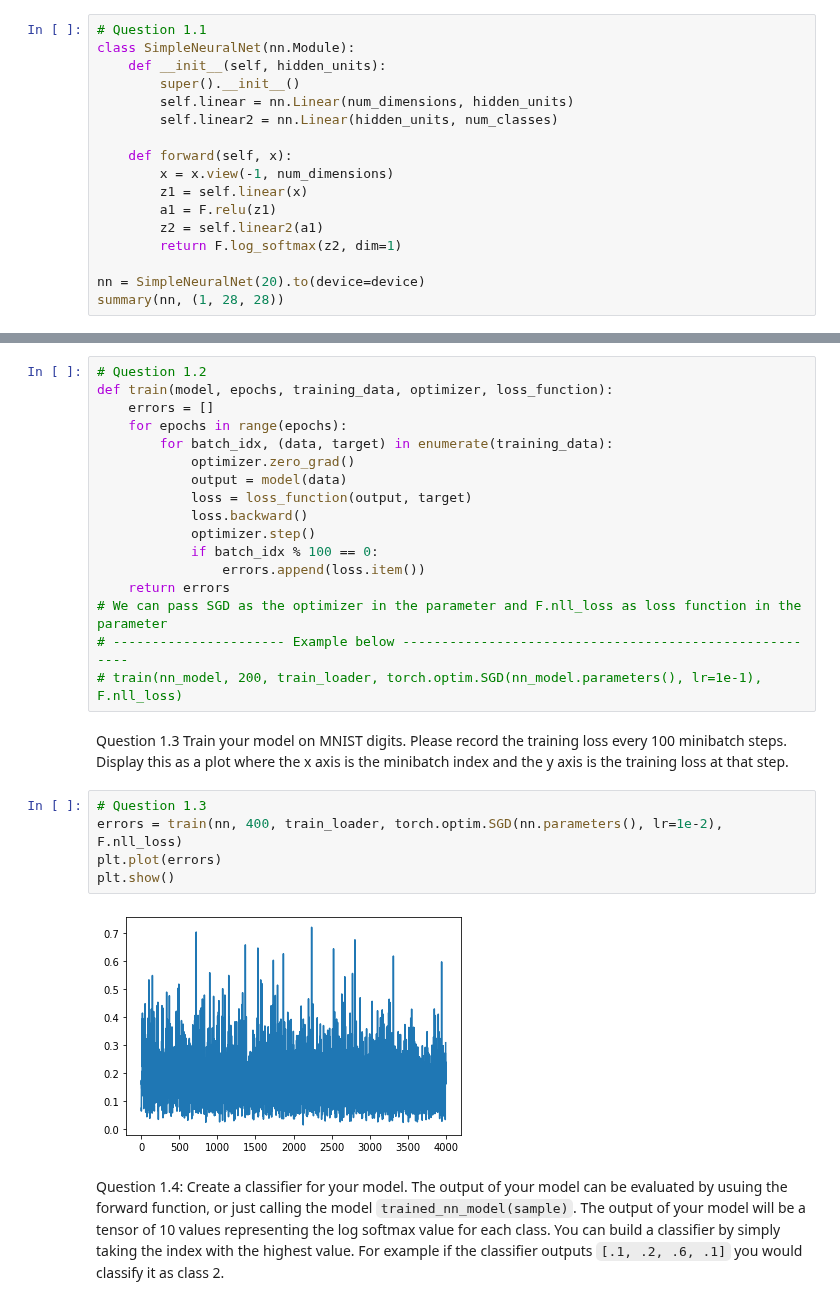
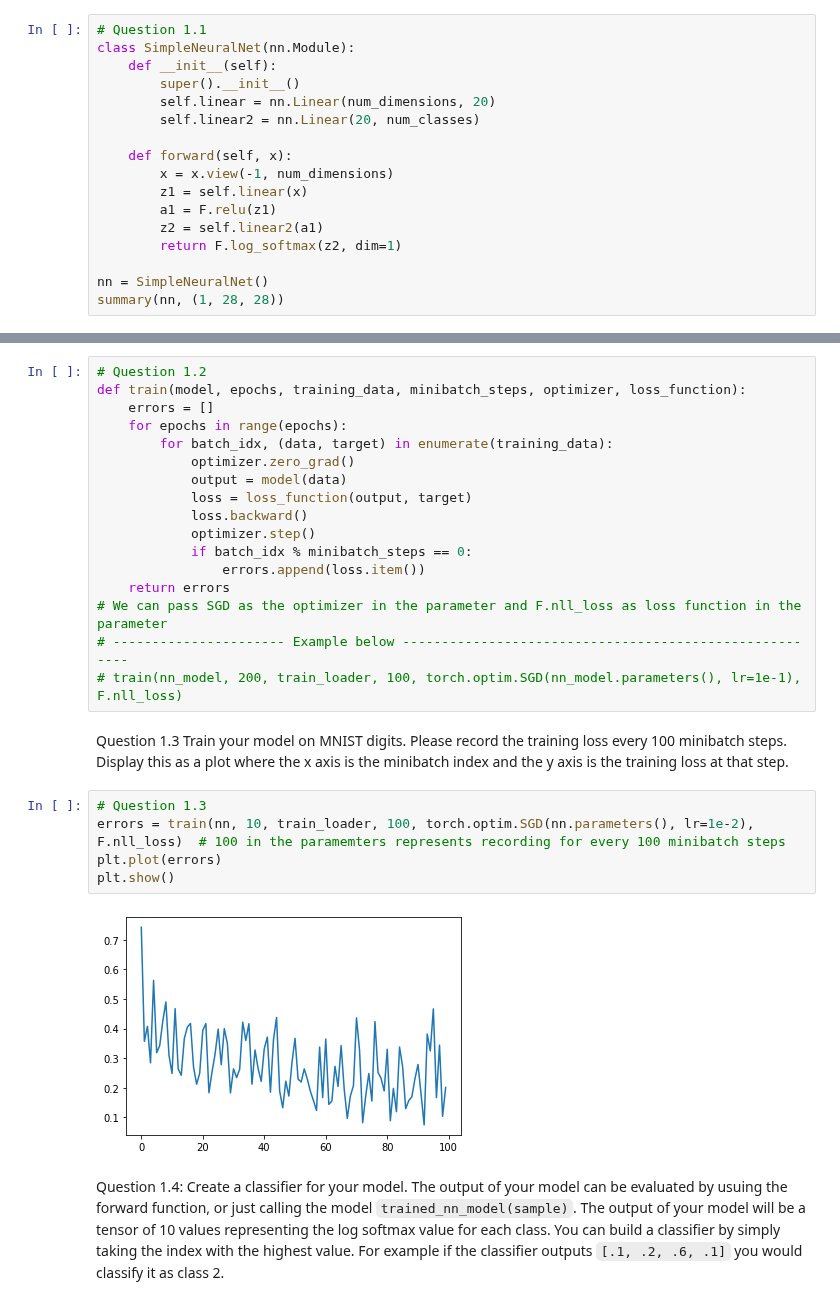
Before and after one commit to Azwadd/CS_59866, a Jupyter notebook: Homeworks/Homework 4/HW04.ipynb, the cells around one changed output, grey strips where cells are left out. Saved outputs shown, nothing was run; the diff lists cells and outputs as text.

````diff
--- a/Homeworks/Homework 4/HW04.ipynb
+++ b/Homeworks/Homework 4/HW04.ipynb
@@ -190,10 +192,10 @@ Question 1.1: Create a Pytorch module to implement a version of this neural netw
 # %%
 # Question 1.1
 class SimpleNeuralNet(nn.Module):
-    def __init__(self, hidden_units):
+    def __init__(self):
         super().__init__()
-        self.linear = nn.Linear(num_dimensions, hidden_units)
-        self.linear2 = nn.Linear(hidden_units, num_classes)
+        self.linear = nn.Linear(num_dimensions, 20)
+        self.linear2 = nn.Linear(20, num_classes)
 
     def forward(self, x):
         x = x.view(-1, num_dimensions)
@@ -202,7 +204,7 @@ class SimpleNeuralNet(nn.Module):
         z2 = self.linear2(a1)
         return F.log_softmax(z2, dim=1)
 
-nn = SimpleNeuralNet(20).to(device=device)
+nn = SimpleNeuralNet()
 summary(nn, (1, 28, 28))
 # %% [output]
 ----------------------------------------------------------------
@@ -224,7 +226,7 @@ Estimated Total Size (MB): 0.06
 Question 1.2 Create a training loop to train this model using SGD optimizer. Note, we should train using minibatches. The dataloader will create minibatches for you automatically and you can just loop through as follows:
 # %%
 # Question 1.2
-def train(model, epochs, training_data, optimizer, loss_function):
+def train(model, epochs, training_data, minibatch_steps, optimizer, loss_function):
     errors = []
     for epochs in range(epochs):
         for batch_idx, (data, target) in enumerate(training_data):
@@ -233,21 +235,21 @@ def train(model, epochs, training_data, optimizer, loss_function):
             loss = loss_function(output, target)
             loss.backward()
             optimizer.step()
-            if batch_idx % 100 == 0:
+            if batch_idx % minibatch_steps == 0:
                 errors.append(loss.item())
     return errors
 # We can pass SGD as the optimizer in the parameter and F.nll_loss as loss function in the parameter
 # ---------------------- Example below -------------------------------------------------------
-# train(nn_model, 200, train_loader, torch.optim.SGD(nn_model.parameters(), lr=1e-1), F.nll_loss)
+# train(nn_model, 200, train_loader, 100, torch.optim.SGD(nn_model.parameters(), lr=1e-1), F.nll_loss)
 # %% [markdown]
 Question 1.3 Train your model on MNIST digits. Please record the training loss every 100 minibatch steps. Display this as a plot where the x axis is the minibatch index and the y axis is the training loss at that step.
 # %%
 # Question 1.3
-errors = train(nn, 400, train_loader, torch.optim.SGD(nn.parameters(), lr=1e-2), F.nll_loss)
+errors = train(nn, 10, train_loader, 100, torch.optim.SGD(nn.parameters(), lr=1e-2), F.nll_loss)  # 100 in the paramemters represents recording for every 100 minibatch steps
 plt.plot(errors)
 plt.show()
 # %% [output]
-[figure, old version]
+[figure, new version]
 # %% [markdown]
 Question 1.4: Create a classifier for your model. The output of your model can be evaluated by usuing the forward function, or just calling the model ```trained_nn_model(sample)```. The output of your model will be a tensor of 10 values representing the log softmax value for each class. You can build a classifier by simply taking the index with the highest value. For example if the classifier outputs `[.1, .2, .6, .1]` you would classify it as class 2.
 # %%
````
Also changed, not shown: parts of 21 cells of this notebook.
